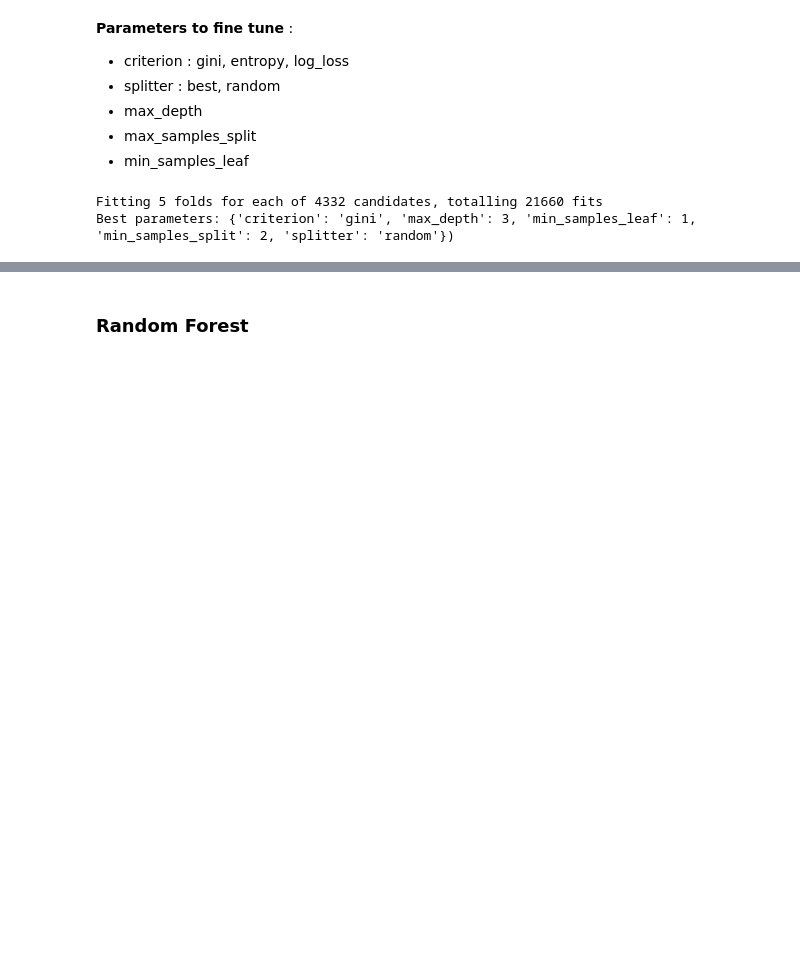
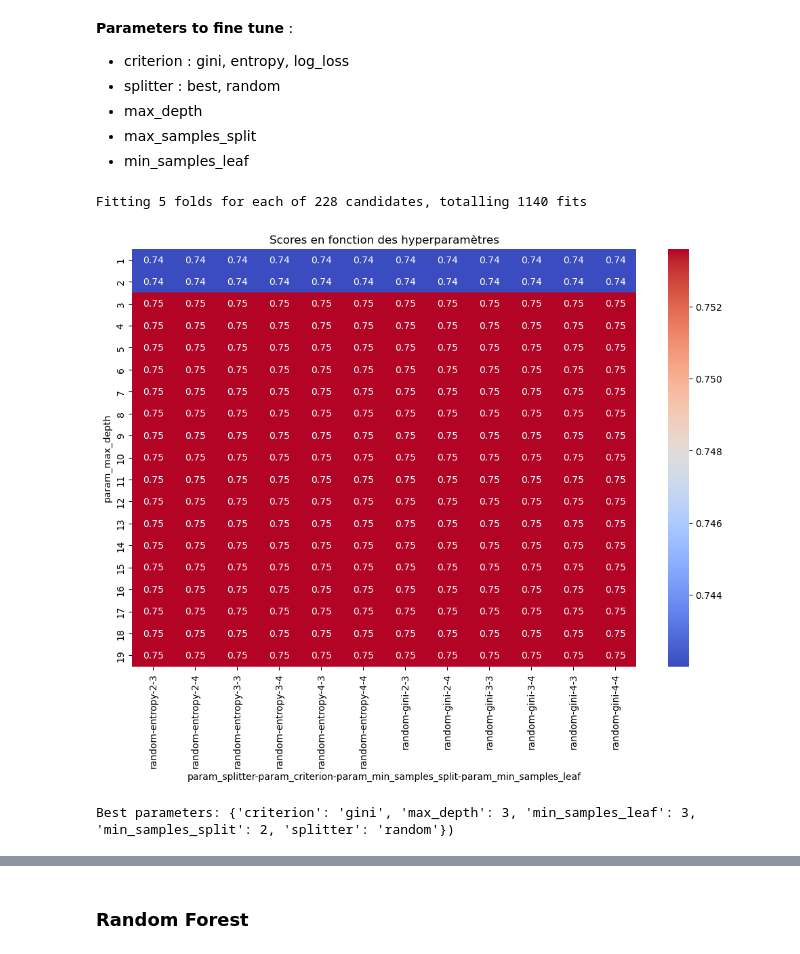
Before and after one commit to FrankLloyd83/kaggle_titanic, a Jupyter notebook: titanic.ipynb, the cells around one changed output, grey strips where cells are left out. Saved outputs shown, nothing was run; the diff lists cells and outputs as text; code cells hidden in the pictures; blank space fills up the shorter version.

```diff
--- a/titanic.ipynb
+++ b/titanic.ipynb
@@ -1236,33 +1399,46 @@ We will then fine tune those to maximize their score.
 # %%
 from sklearn.model_selection import GridSearchCV
 
 kfold = StratifiedKFold(n_splits=5)
 
 params = {
     "criterion": ("gini", "entropy"),
-    "splitter": ("best", "random"),
-    "max_depth": (list(range(1, 20))),
+    "splitter": ["random"],
+    "max_depth": list(range(1, 20)),
     "min_samples_split": [2, 3, 4],
-    "min_samples_leaf": list(range(1, 20)),
+    "min_samples_leaf": list(range(3, 5)),
 }
 
 tree = DecisionTreeClassifier(random_state=26)
 
 tree_cv = GridSearchCV(
     tree,
     params,
     scoring='f1',
     n_jobs=-1,
     verbose=1,
     cv=kfold
 )
 
 tree_cv.fit(X_train, y_train)
 best_params = tree_cv.best_params_
+results = pd.DataFrame(tree_cv.cv_results_)
+scores = results.pivot_table(index='param_max_depth',
+                             columns=['param_splitter', 'param_criterion', 'param_min_samples_split',
+                                      'param_min_samples_leaf'],
+                             values='mean_test_score')
+best_params = tree_cv.best_params_
+
+
+plt.figure(figsize=(12, 8))
+sns.heatmap(scores, annot=True, cmap='coolwarm')
+plt.title('Scores en fonction des hyperparamètres')
+plt.show()
 print(f"Best parameters: {best_params})")
 # %% [output]
-Fitting 5 folds for each of 4332 candidates, totalling 21660 fits
-Best parameters: {'criterion': 'gini', 'max_depth': 3, 'min_samples_leaf': 1, 'min_samples_split': 2, 'splitter': 'random'})
+Fitting 5 folds for each of 228 candidates, totalling 1140 fits
+[figure, added]
+Best parameters: {'criterion': 'gini', 'max_depth': 3, 'min_samples_leaf': 3, 'min_samples_split': 2, 'splitter': 'random'})
 # %%
 tree_best = DecisionTreeClassifier(**best_params)
 tree_best.fit(X_train, y_train)
```
Also changed, not shown: parts of 29 cells of this notebook.
